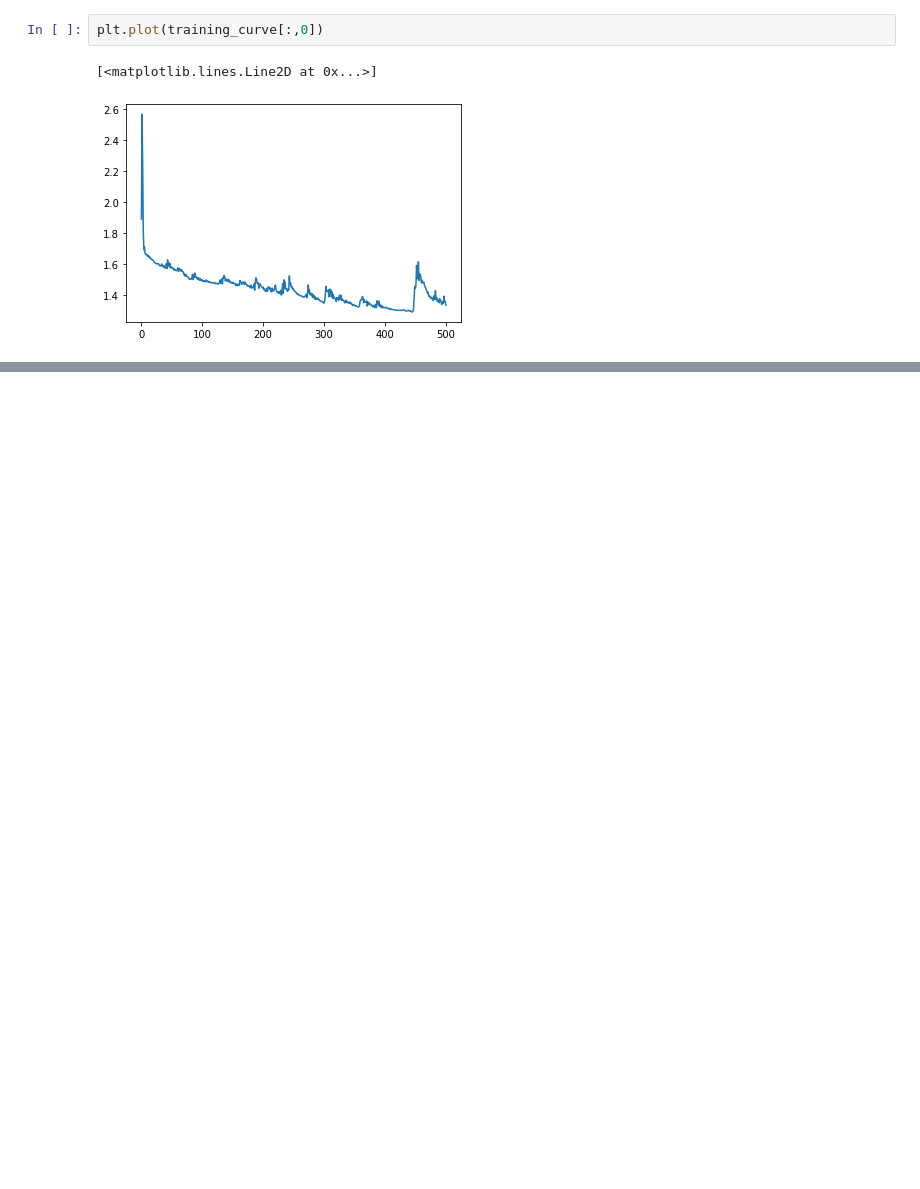
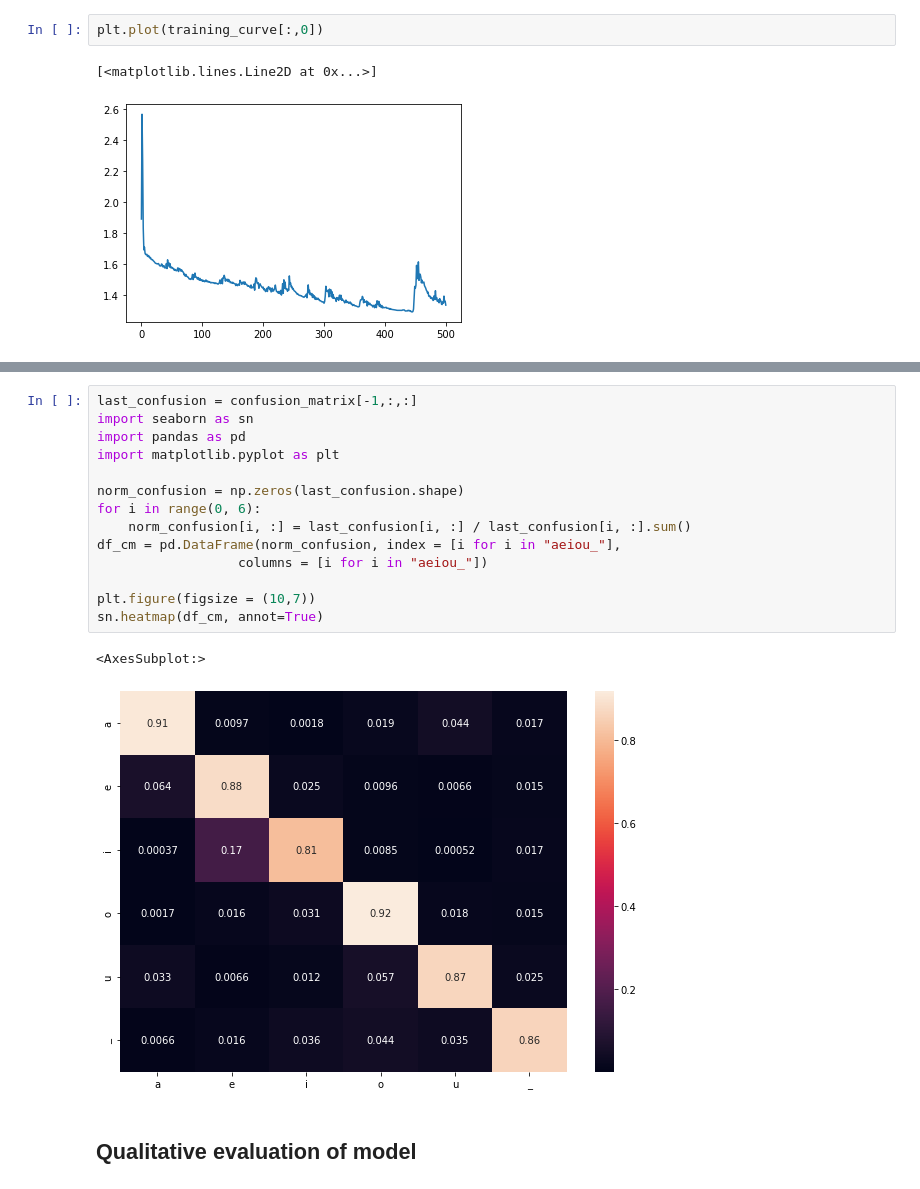
Before and after one commit to EvanSamaa/jali_sing, a Jupyter notebook: Vowel learning.ipynb, the cells around one changed output, grey strips where cells are left out. Cells and saved outputs as stored; diff of their text form; blank space fills up the shorter version.

```diff
--- a/Vowel learning.ipynb
+++ b/Vowel learning.ipynb
@@ -441,0 +490,19 @@ plt.plot(training_curve[:,0])
+# %%
+last_confusion = confusion_matrix[-1,:,:]
+import seaborn as sn
+import pandas as pd
+import matplotlib.pyplot as plt
+
+norm_confusion = np.zeros(last_confusion.shape)
+for i in range(0, 6):
+    norm_confusion[i, :] = last_confusion[i, :] / last_confusion[i, :].sum()
+df_cm = pd.DataFrame(norm_confusion, index = [i for i in "aeiou_"],
+                  columns = [i for i in "aeiou_"])
+
+plt.figure(figsize = (10,7))
+sn.heatmap(df_cm, annot=True)
+# %% [output]
+<AxesSubplot:>
+[figure, added]
+# %% [markdown]
+## Qualitative evaluation of model
```
Also changed, not shown: parts of 10 cells of this notebook, 4 other files.
